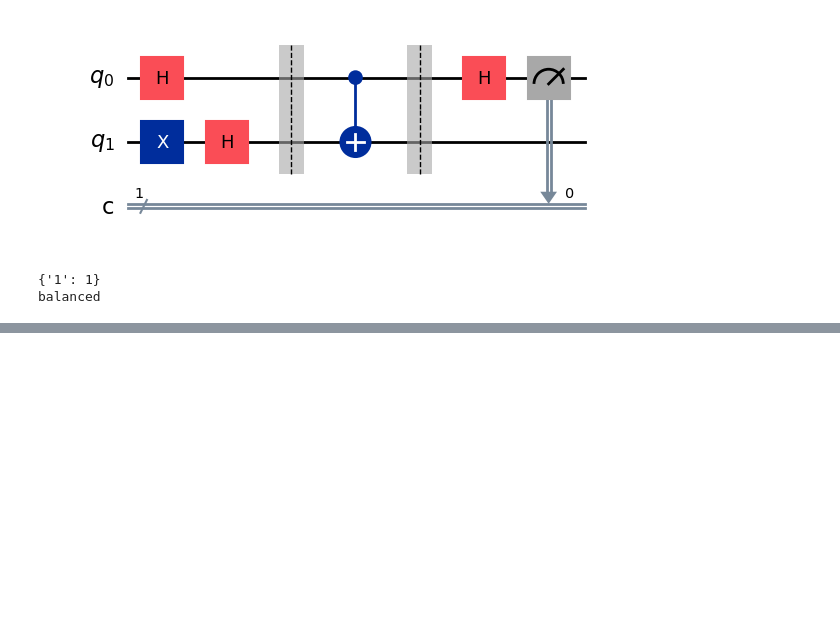
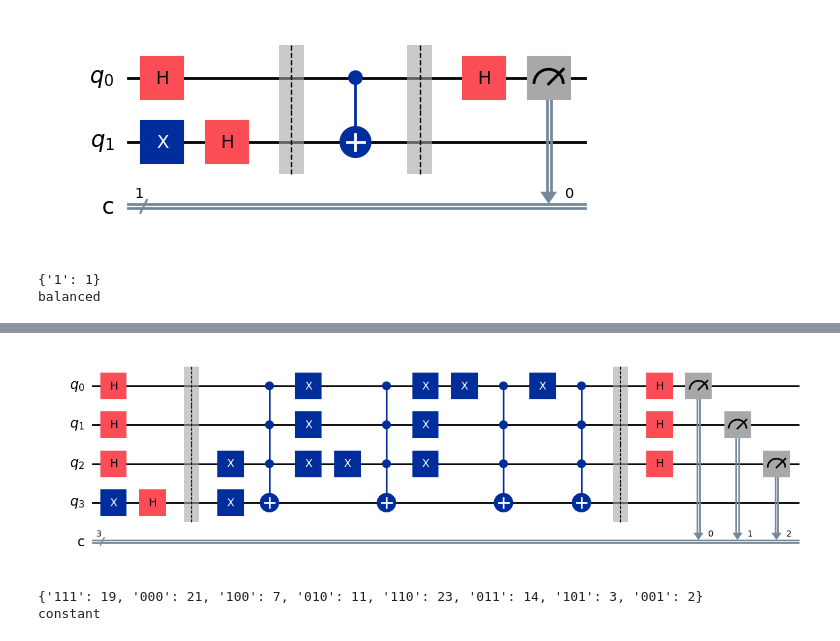
Before and after one commit to Seolwon64/QUANTUM_LABORATORY, a Jupyter notebook: COMPUTER SCIENCE/DEUTSCH-JOZSA ALGORITHM.ipynb, the cells around one changed output, grey strips where cells are left out. Drawn from its saved outputs; the diff is of its cells as text; code cells hidden in the pictures; blank space fills up the shorter version.

```diff
--- a/COMPUTER SCIENCE/DEUTSCH-JOZSA ALGORITHM.ipynb
+++ b/COMPUTER SCIENCE/DEUTSCH-JOZSA ALGORITHM.ipynb
@@ -174,0 +258,18 @@ balanced
+# %%
+# Step 1: Map the problem FOR DEBUGGING
+
+qc_dj = QuantumCircuit(n + 1, n)
+qc_dj.x(n)
+qc_dj.h(range(n + 1))
+qc_dj.barrier()
+qc_dj.compose(oracle, inplace=True)
+qc_dj.barrier()
+qc_dj.h(range(n))
+qc_dj.measure(range(n), range(n))
+
+qc_dj.decompose().decompose()
+
+
+qc_dj.draw("mpl")
+# %% [output]
+[figure, added]
@@ -174,0 +291,15 @@ balanced
+# %%
+# Step 4: Visualize and analyze results
+
+## Analysis
+print(counts)
+
+if (
+    "0" * n in counts
+):  # The D-J algorithm returns all zeroes if the function was constant
+    print("constant")
+else:
+    print("balanced")  # anything other than all zeroes means the function is balanced.
+# %% [output]
+{'111': 19, '000': 21, '100': 7, '010': 11, '110': 23, '011': 14, '101': 3, '001': 2}
+constant
```
Also changed, not shown: parts of 7 cells of this notebook.
